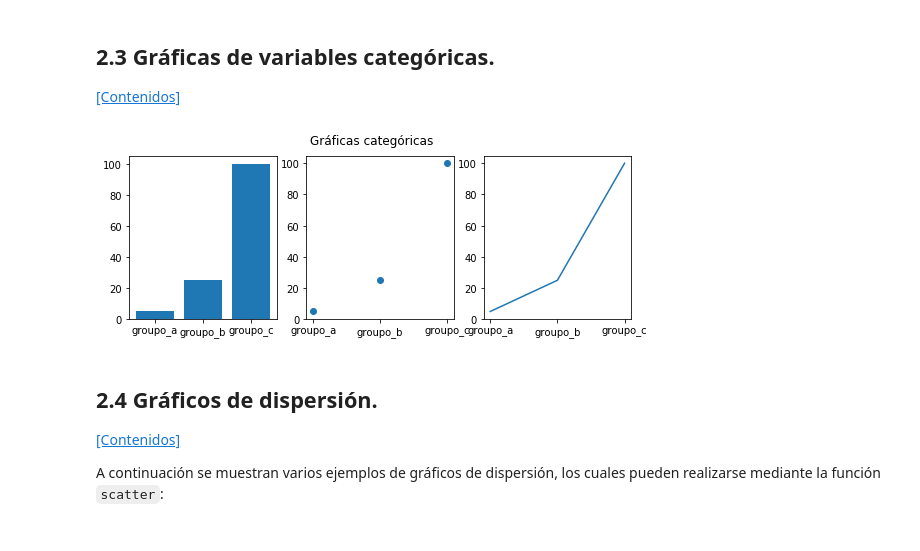
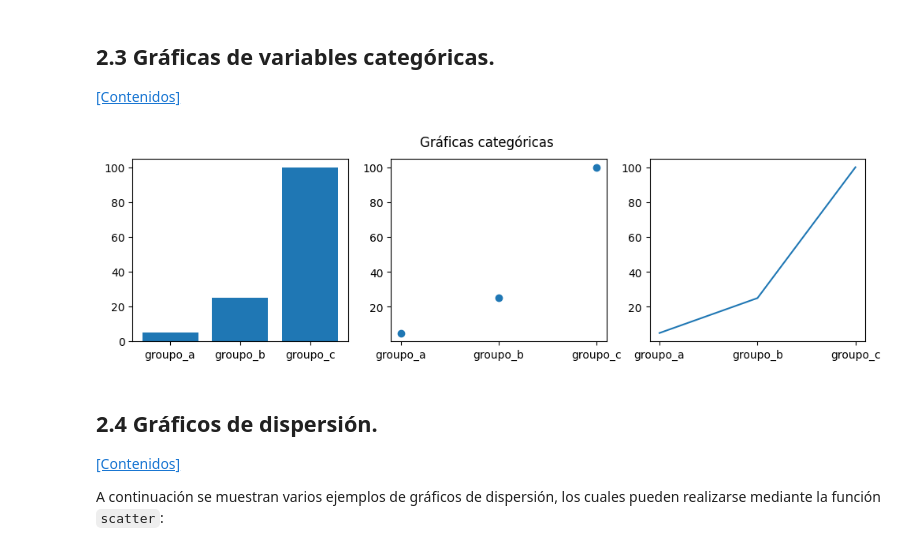
Before and after one commit to ssanchezgoe/intro_informatica_viu, a Jupyter notebook: notebooks/numpy_matplotlib_clases.ipynb, the cells around one changed output. Cells and saved outputs as stored; diff of their text form; code cells hidden in the pictures.

```diff
--- a/notebooks/numpy_matplotlib_clases.ipynb
+++ b/notebooks/numpy_matplotlib_clases.ipynb
@@ -964,21 +1266,21 @@ plt.scatter?
 # %%
 import matplotlib.pyplot as plt
 
 names = ['groupo_a', 'groupo_b', 'groupo_c']
 values = [5, 25, 100]
 
-plt.figure(figsize=(9, 3))
+plt.figure(figsize=(12, 3))
 
 plt.subplot(131)
 plt.bar(names, values)
 plt.subplot(132)
 plt.scatter(names, values)
 plt.subplot(133)
 plt.plot(names, values)
 plt.suptitle('Gráficas categóricas')
 plt.show()
 # %% [output]
-[figure, old version]
+[figure, new version]
 # %%
 plt.subplot?
 # %% [markdown]
```
Also changed, not shown: parts of 88 cells of this notebook.
